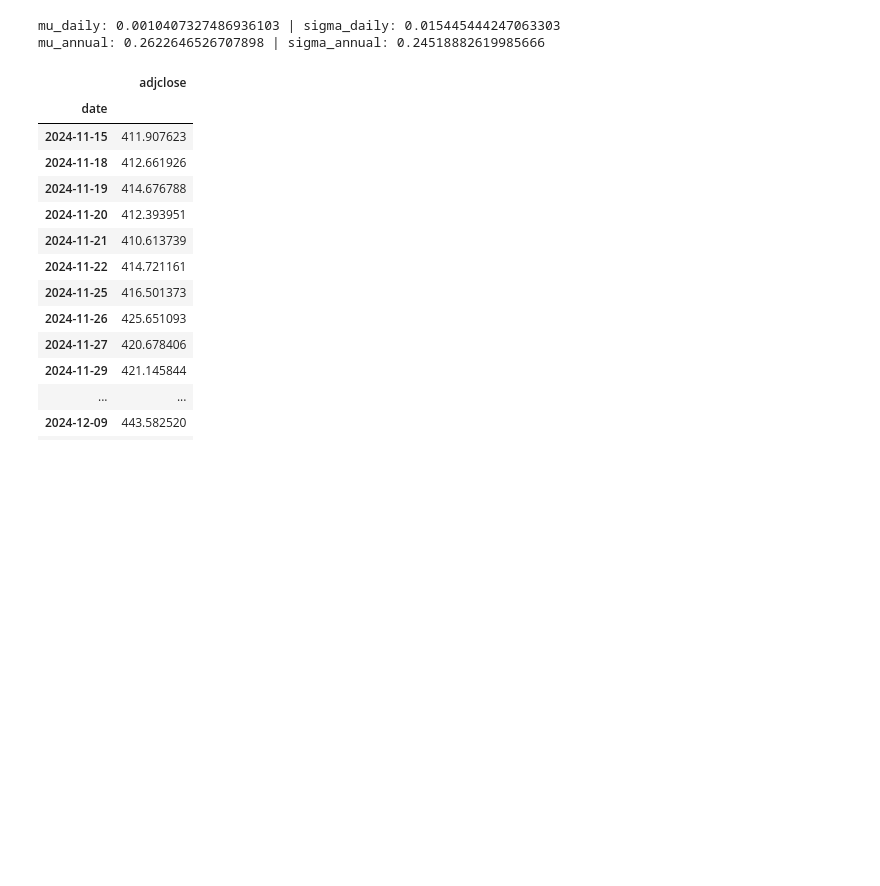
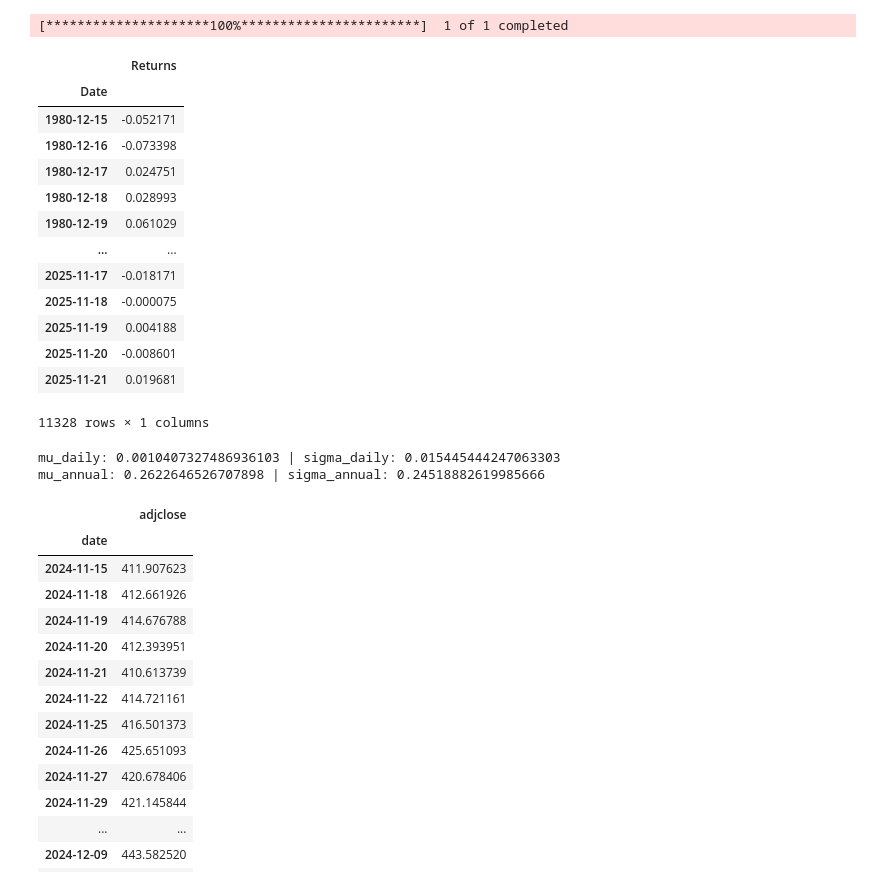
Before and after one commit to jhatch3/finance_ds_projects, a Jupyter notebook: Monte_Carlo/main.ipynb, the cells around one changed output. Cells and saved outputs as stored; diff of their text form; code cells hidden in the pictures; blank space fills up the shorter version.

```diff
--- a/Monte_Carlo/main.ipynb
+++ b/Monte_Carlo/main.ipynb
@@ -33,3 +1,52 @@ datetime64[ns]
+# %%
+from yahooquery import Ticker
+import yfinance as yf
+import pandas as pd
+import numpy as np
+import matplotlib.pyplot as plt
+
+def get_returns_df(ticker:str, period:str= "max"):
+    # Download data and return as pd "Date, Returns"
+
+    try:
+        data = yf.download(
+            tickers=ticker,
+            period=period)
+
+        if data is None or data.empty:
+            print(f"No data returned for ticker: '{ticker}'.")
+            return pd.DataFrame()
+
+        raw_df = data["Close"].pct_change().dropna()
+        raw_df = raw_df.reset_index().set_index("Date")
+        clean_df = raw_df.set_axis(['Returns'], axis=1)
+        return clean_df
+
+    except ValueError as e:
+        print(f"Error Downloading Data: {e}")
+        return pd.DataFrame()
+
+ticker_input = "AAPL"
+period_input = "1y"
+
+data = get_returns_df("AAPL")
+data
+# %% [output]
+[*********************100%***********************]  1 of 1 completed
+|  | Returns |
+| Date |  |
+| 1980-12-15 | -0.052171 |
+| 1980-12-16 | -0.073398 |
+| 1980-12-17 | 0.024751 |
+| 1980-12-18 | 0.028993 |
+| 1980-12-19 | 0.061029 |
+| ... | ... |
+| 2025-11-17 | -0.018171 |
+| 2025-11-18 | -0.000075 |
+| 2025-11-19 | 0.004188 |
+| 2025-11-20 | -0.008601 |
+| 2025-11-21 | 0.019681 |
+11328 rows × 1 columns
 # %%
 returns = df["adjclose"].pct_change().dropna()
 log_returns = np.log(returns + 1)
```
Also changed, not shown: parts of 1 cell of this notebook, 1 other file.
